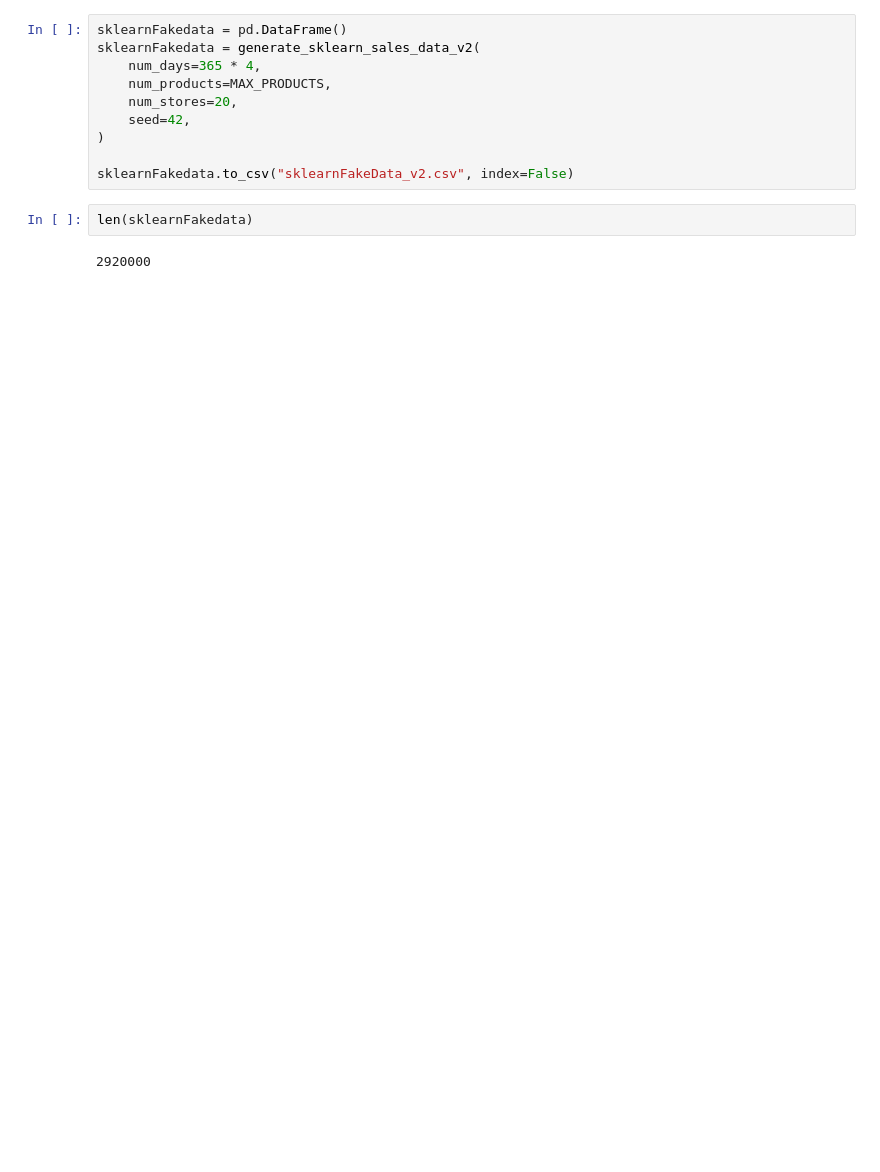
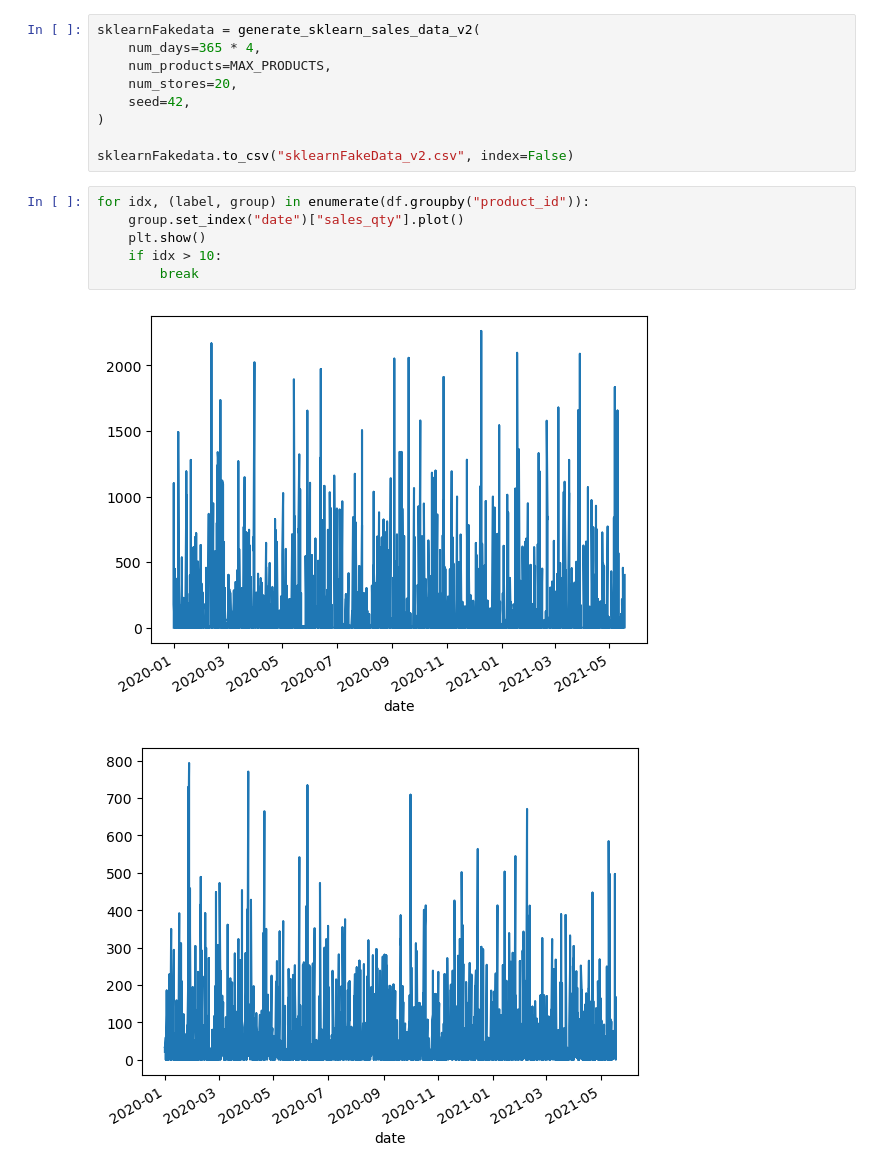
Before and after one commit to alessiosavi/demand-forecast, a Jupyter notebook: fake_data_generator.ipynb, the cells around one changed output. Cells and saved outputs as stored; diff of their text form; blank space fills up the shorter version.

```diff
--- a/fake_data_generator.ipynb
+++ b/fake_data_generator.ipynb
@@ -354,5 +161,4 @@ for label, group in df.groupby("product_id"):
 # %%
-sklearnFakedata = pd.DataFrame()
 sklearnFakedata = generate_sklearn_sales_data_v2(
     num_days=365 * 4,
     num_products=MAX_PRODUCTS,
@@ -362,6 +168,11 @@ sklearnFakedata = generate_sklearn_sales_data_v2(
 
 sklearnFakedata.to_csv("sklearnFakeData_v2.csv", index=False)
 # %%
-len(sklearnFakedata)
+for idx, (label, group) in enumerate(df.groupby("product_id")):
+    group.set_index("date")["sales_qty"].plot()
+    plt.show()
+    if idx > 10:
+        break
 # %% [output]
-2920000
+[figure, added]
+[figure, added]
```
Also changed, not shown: parts of 7 cells of this notebook.
